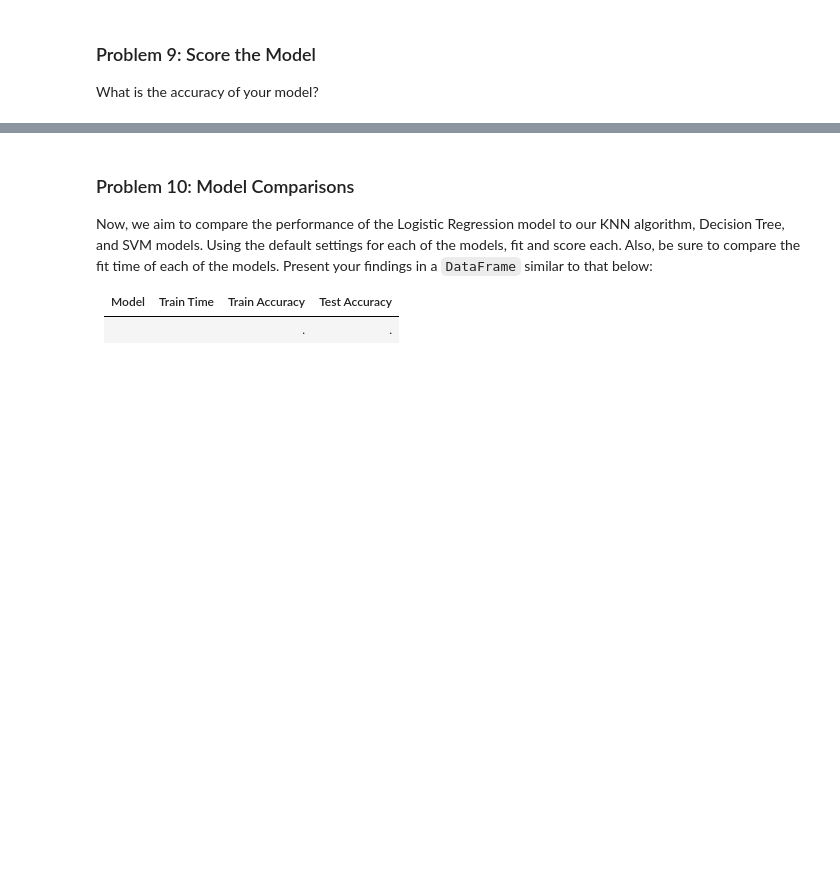
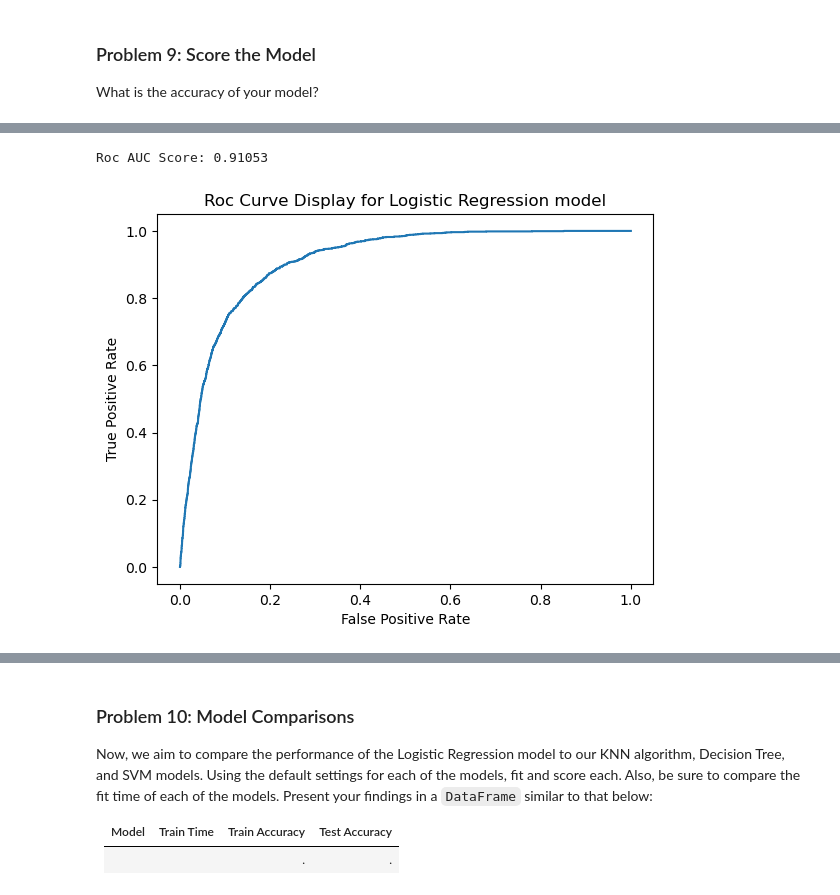
Before and after one commit to anhphong2312/ML-App3, a Jupyter notebook: prompt_III.ipynb, the cells around one changed output, grey strips where cells are left out. Saved outputs shown, nothing was run; the diff lists cells and outputs as text; code cells hidden in the pictures; blank space fills up the shorter version.

```diff
--- a/prompt_III.ipynb
+++ b/prompt_III.ipynb
@@ -588,3 +587,23 @@ Baseline accuracy testset: 0.89
 ### Problem 8: A Simple Model
 
 Use Logistic Regression to build a basic model on your data.
+# %%
+%%time
+
+# Configure the search space
+logreg_params = {'solver': ['liblinear', 'lbfgs'], 'penalty': ['l1', 'l2'], 'C': [0.1, 1, 10, 100], 'class_weight': [None, 'balanced']}
+logreg_model=""
+
+# Grid search CV for Logistic Regression
+logreg_model = GridSearchCV(LogisticRegression(), logreg_params, cv=5)
+logreg_model.fit(X_train, y_train)
+
+logreg_best_params = logreg_model.best_params_
+print(f"Logistic Regression best param: {logreg_best_params}")
+
+# score the logistic regression model on the data
+train_accuracy = logreg_model.score(X_train, y_train)
+test_accuracy = logreg_model.score(X_test, y_test)
+# Print the train  accuracy
+print("Logistic Regression accuracy train: {:.5f}".format(train_accuracy))
+print("Logistic Regression accuracy test: {:.5f}".format(test_accuracy))
@@ -594,0 +659,14 @@ What is the accuracy of your model?
+# %%
+# display the ROC curve
+
+y_score = logreg_model.decision_function(X_test)
+
+fpr, tpr, _ = roc_curve(y_test, y_score, pos_label=logreg_model.classes_[1])
+roc_display = RocCurveDisplay(fpr=fpr, tpr=tpr).plot()
+plt.title('Roc Curve Display for Logistic Regression model')
+
+auc_score =roc_auc_score(y_test, logreg_model.predict_proba(X_test)[:,1])
+print("Roc AUC Score: {:.5f}".format(auc_score))
+# %% [output]
+Roc AUC Score: 0.91053
+[figure, added]
```
Also changed, not shown: parts of 29 cells of this notebook.
